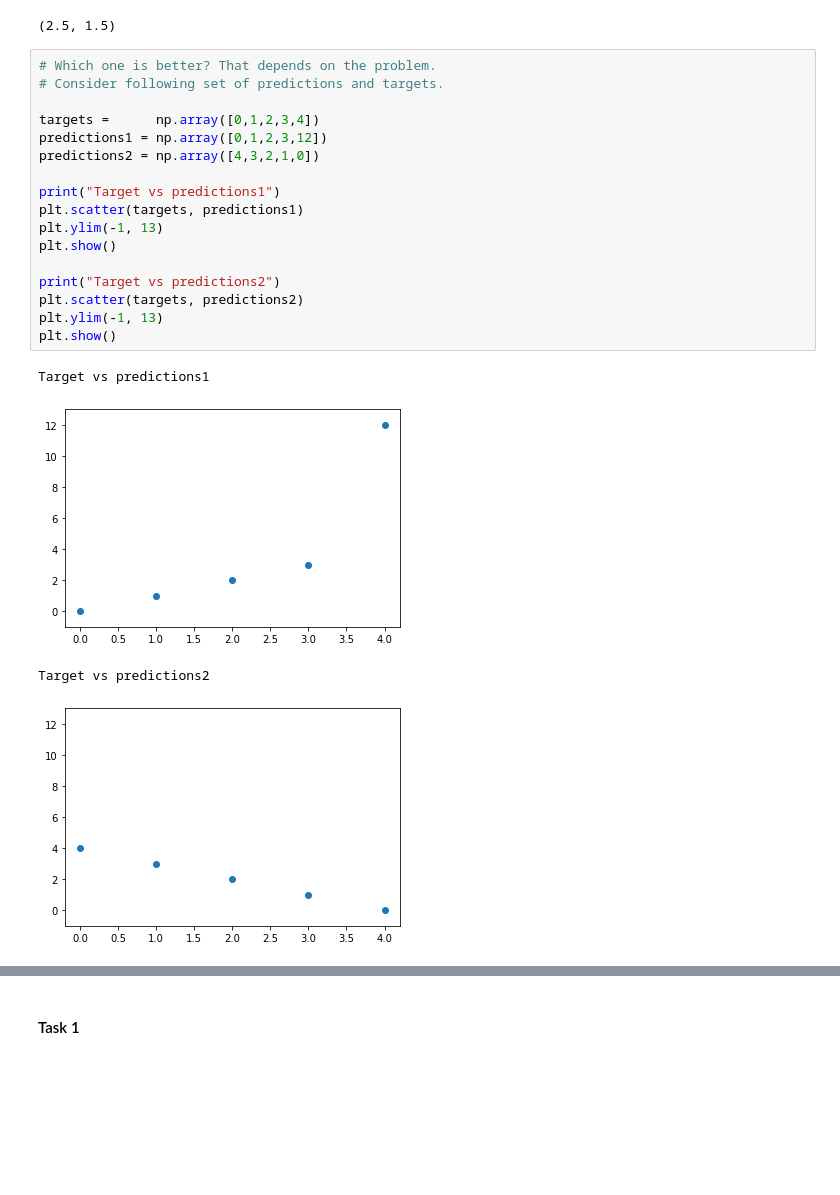
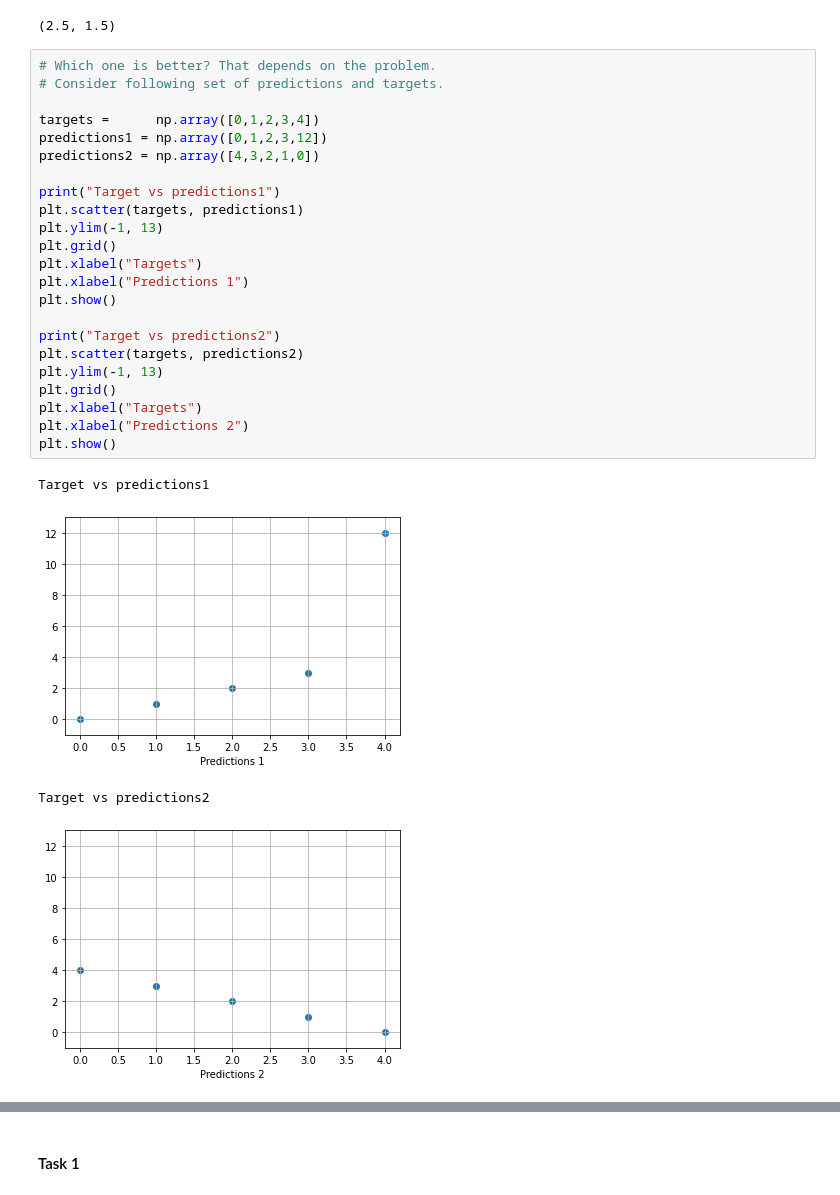
Before and after one commit to fmfi-compbio/pridav_tutorials, a Jupyter notebook: 4/Metrics.ipynb, the cells around one changed output, grey strips where cells are left out. Drawn from its saved outputs; the diff is of its cells as text; blank space fills up the shorter version.

```diff
--- a/4/Metrics.ipynb
+++ b/4/Metrics.ipynb
@@ -27,25 +30,31 @@ mean_squared_error(predictions, targets), mean_absolute_error(predictions, targe
 # %%
 # Which one is better? That depends on the problem.
 # Consider following set of predictions and targets.
 
 targets =      np.array([0,1,2,3,4])
 predictions1 = np.array([0,1,2,3,12])
 predictions2 = np.array([4,3,2,1,0])
 
 print("Target vs predictions1")
 plt.scatter(targets, predictions1)
 plt.ylim(-1, 13)
+plt.grid()
+plt.xlabel("Targets")
+plt.xlabel("Predictions 1")
 plt.show()
 
 print("Target vs predictions2")
 plt.scatter(targets, predictions2)
 plt.ylim(-1, 13)
+plt.grid()
+plt.xlabel("Targets")
+plt.xlabel("Predictions 2")
 plt.show()
 # %% [output]
 Target vs predictions1
-[figure, old version]
+[figure, new version]
 Target vs predictions2
-[figure, old version]
+[figure, new version]
 # %%
 # It seems that first set of prediction is either completelly correct, or off by a lot.
 # Maybe it is some outlier in data or wrong data point.
```
Also changed, not shown: parts of 17 cells of this notebook.
